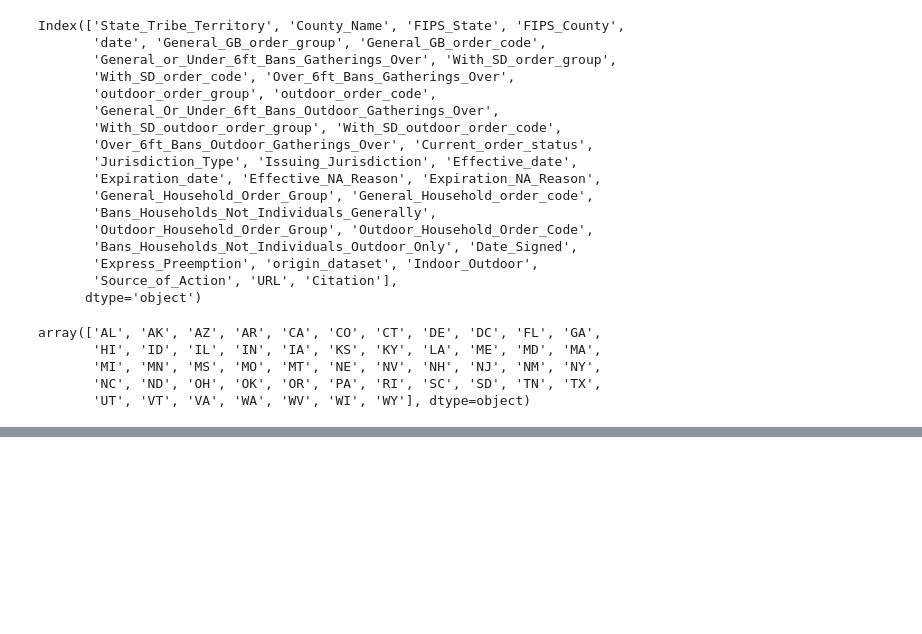
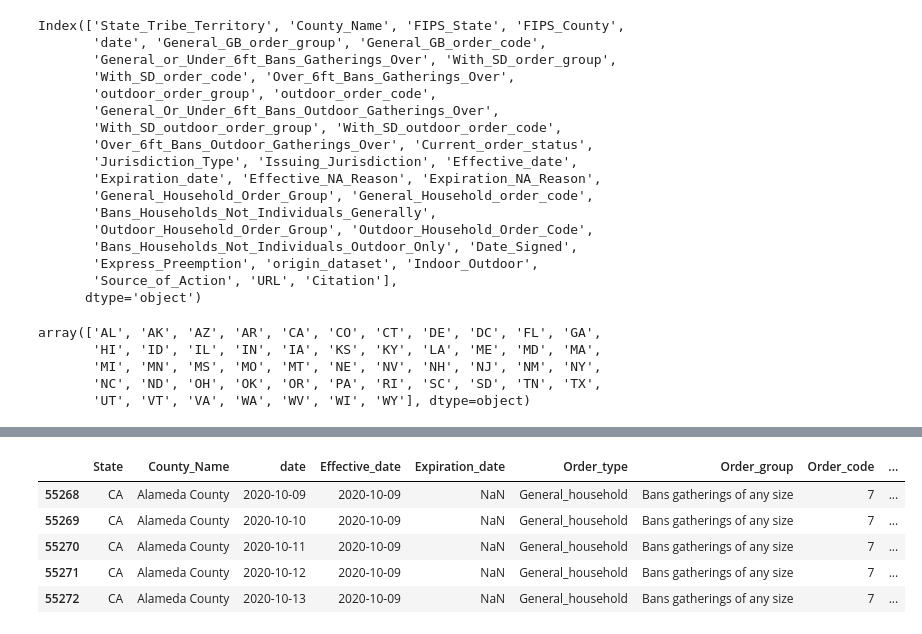
Before and after one commit to DS4A-Team79/COVID-Project, a Jupyter notebook: nmatos/GatherBansExploration.ipynb, the cells around one changed output, grey strips where cells are left out. Saved outputs shown, nothing was run; the diff lists cells and outputs as text; code cells hidden in the pictures; blank space fills up the shorter version.

```diff
--- a/nmatos/GatherBansExploration.ipynb
+++ b/nmatos/GatherBansExploration.ipynb
@@ -140,0 +178,25 @@ bans_us_short[bans_us_short['With_SD_outdoor_order_code']!=1].head()
+# %%
+HH_cols = [
+    'State',
+    'County_Name',
+    'date',
+    'Effective_date',
+    'Expiration_date',
+    'General_Household_Order_Group',
+    'General_Household_order_code',
+    'Current_order_status'
+]
+
+bans_us_HH = bans_us.copy()
+bans_us_HH = bans_us_HH[HH_cols]
+bans_us_HH = bans_us_HH[bans_us_HH['General_Household_order_code']!=1]
+bans_us_HH.insert(5,'Order_type','General_household')
+bans_us_HH.rename(columns={'General_Household_Order_Group':'Order_group','General_Household_order_code':'Order_code'},inplace=True)
+bans_us_HH.head()
+# %% [output]
+|  | State | County_Name | date | Effective_date | Expiration_date | Order_type | Order_group | Order_code | ... |
+| 55268 | CA | Alameda County | 2020-10-09 | 2020-10-09 | NaN | General_household | Bans gatherings of any size | 7 | ... |
+| 55269 | CA | Alameda County | 2020-10-10 | 2020-10-09 | NaN | General_household | Bans gatherings of any size | 7 | ... |
+| 55270 | CA | Alameda County | 2020-10-11 | 2020-10-09 | NaN | General_household | Bans gatherings of any size | 7 | ... |
+| 55271 | CA | Alameda County | 2020-10-12 | 2020-10-09 | NaN | General_household | Bans gatherings of any size | 7 | ... |
+| 55272 | CA | Alameda County | 2020-10-13 | 2020-10-09 | NaN | General_household | Bans gatherings of any size | 7 | ... |
```
Also changed, not shown: parts of 13 cells of this notebook.
